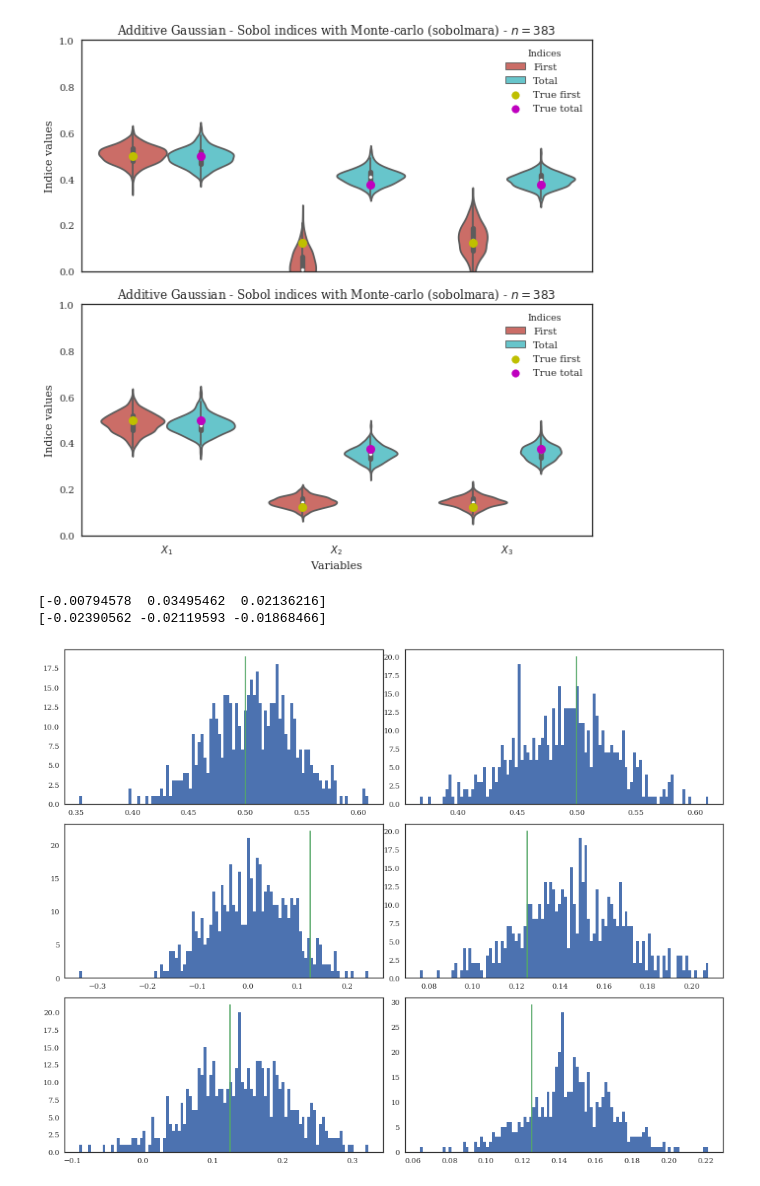
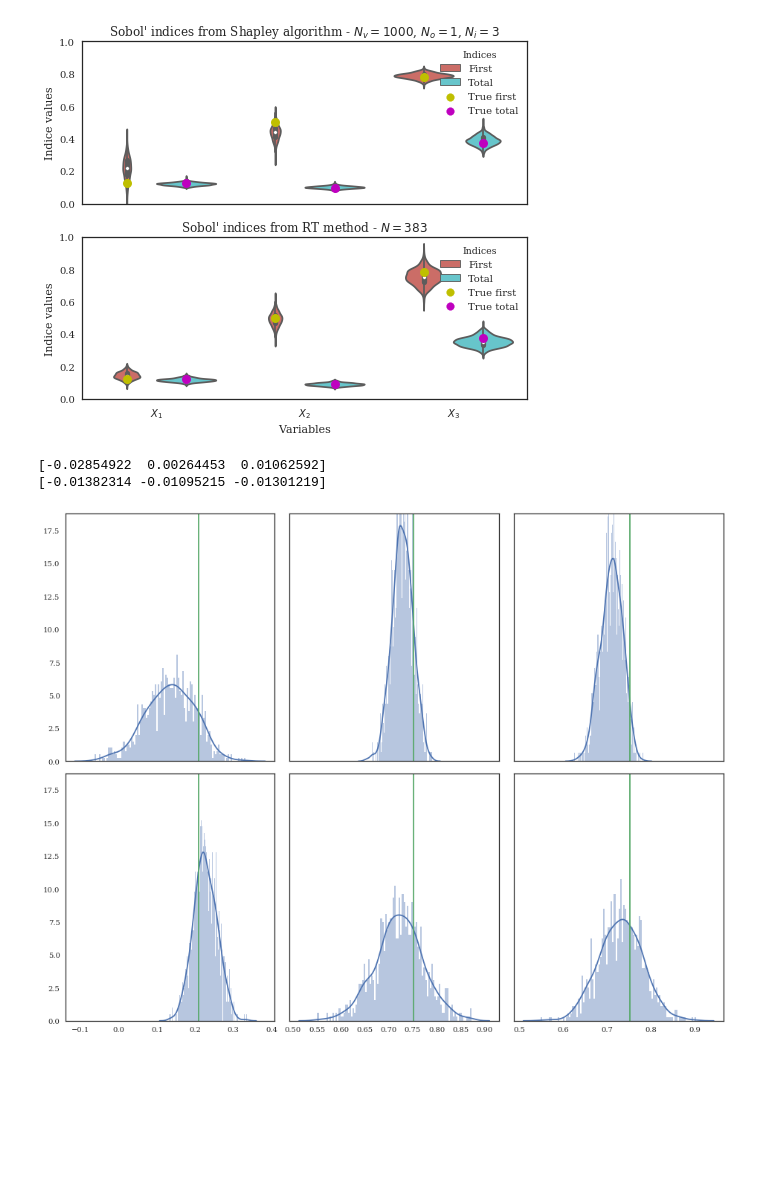
Before and after one commit to josephmure/otshapley, a Jupyter notebook: examples/section5/shapley-sobol.ipynb, the cells around one changed output. Saved outputs shown, nothing was run; the diff lists cells and outputs as text; code cells hidden in the pictures; blank space fills up the shorter version.

Commit message:
Results

```diff
--- a/examples/section5/shapley-sobol.ipynb
+++ b/examples/section5/shapley-sobol.ipynb
@@ -19,11 +20,11 @@ if Model == AdditiveGaussian:
     dim = 3
     beta = None
     model = Model(dim=dim, beta=beta)
-    #model.margins = [ot.Normal()]*(dim-1) + [ot.Normal(0, 2.)]
-    theta = [0., 0., -0.5]
-    true_full_indices, true_ind_indices = true_gaussian_full_ind_sobol(theta, dim=dim)
-    true_indices = {'full': true_full_indices,
-                    'ind': true_ind_indices}
+    model.margins = [ot.Normal()]*(dim-1) + [ot.Normal(0, 2.)]
+    theta = [0., 0., 0.5]
+    #true_full_indices, true_ind_indices = true_gaussian_full_ind_sobol(theta, dim=dim)
+#     true_indices = {'full': true_full_indices,
+#                     'ind': true_ind_indices}
     model.copula_parameters = theta
 elif Model == Ishigami:
     model = Model()
@@ -61,7 +63,7 @@ Wall time: 1.28 s
 ot.RandomGenerator.SetSeed(0)
 np.random.seed(0)
 
-n_boot = 500
+n_boot = 1000
 shapley_results = shapley.compute_indices(n_boot=n_boot)
 shapley_results._shapley_indices = None
 # %% [output]
@@ -90,7 +94,5 @@ estimator = 'sobolmara'
 
 for i, indice_type in enumerate(['full', 'ind']):
     results = sobol.compute_indices(n_boot=n_boot, estimator=estimator, indice_type=indice_type)
-    results.true_first_indices = true_indices[indice_type]
-    results.true_total_indices = true_indices[indice_type]
     all_sobol_results[indice_type] = results
 # %% [output]
@@ -98,35 +101,43 @@ Wall time: 52.1 ms
 # %%
 sobol_results = all_sobol_results['full']
 sobol_results.total_indices = all_sobol_results['ind']._total_indices
-sobol_results.true_total_indices = true_indices['ind']
+sobol_results.true_total_indices = all_sobol_results['ind'].true_total_indices
 # %%
 from shapley.plots import plot_sensitivity_results
 ylim = [0., 1.]
 
-fig, axes = plt.subplots(2, 1, figsize=(8, 8), sharex=True, sharey=True)
+names = ['Shapley algorithm', 'RT method']
+
+fig, axes = plt.subplots(2, 1, figsize=(7, 6), sharex=True, sharey=True)
 for i, results in enumerate([shapley_results, sobol_results]):
     ax = axes[i]
     plot_sensitivity_results(results, ax=ax)
-    ax.set_title("%s - Sobol indices with Monte-carlo (%s) - $n=%d$" % (model.name, estimator, n_sample))
+    figname = "Sobol' indices from "
+    if i == 0:
+        figname += 'Shapley algorithm - $N_v=%d$, $N_o=%d$, $N_i=%d$' % (n_var, n_outer, n_inner)
+    else:
+        figname += 'RT method - $N=%d$' % (n_sample)
+    ax.set_title(figname)
     ax.set_ylim(ylim)
 
 axes[0].set_xlabel('')
 fig.tight_layout()
+fig.savefig('./output/Additive_Gaussian_shapley_sobol_%s.pdf' % (estimator))
 # %% [output]
-[figure, old version]
+[figure, new version]
 # %%
 for results in [shapley_results, sobol_results]:
     print(results.full_total_indices[:, 0] - results.true_total_indices)
 # %% [output]
-[-0.00794578  0.03495462  0.02136216]
-[-0.02390562 -0.02119593 -0.01868466]
+[-0.02854922  0.00264453  0.01062592]
+[-0.01382314 -0.01095215 -0.01301219]
 # %%
-fig, axes = plt.subplots(dim, 2, figsize=(13, 10))
+fig, axes = plt.subplots(2, dim, figsize=(13, 10), sharex='col', sharey=True)
 for i in range(dim):
     for j, results in enumerate([shapley_results, sobol_results]):
-        ax = axes[i, j]
-        ax.hist(results.full_first_indices[i, 1:], bins=100);
-        ax.plot([results.true_first_indices[i]]*2, ax.get_ylim())
+        ax = axes[j, i]
+        sns.distplot(pd.DataFrame(results.full_first_indices[i, 1:]), bins=100, norm_hist=True, ax=ax);
+        ax.plot([results.true_first_indices[i]]*2, [0, 100])
 fig.tight_layout()
 # %% [output]
-[figure, old version]
+[figure, new version]
```
Also changed, not shown: parts of 6 cells of this notebook, 20 other files.
